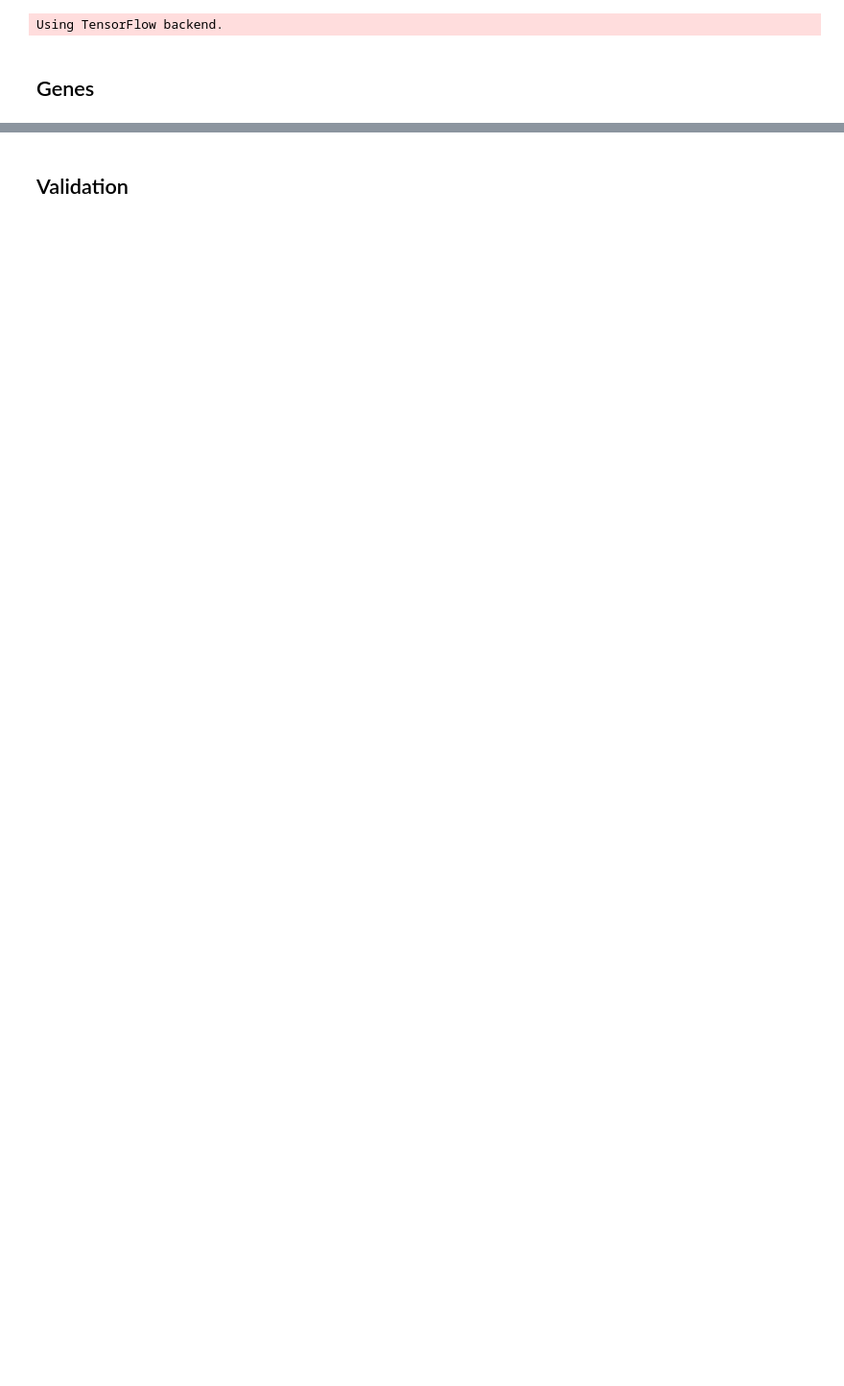
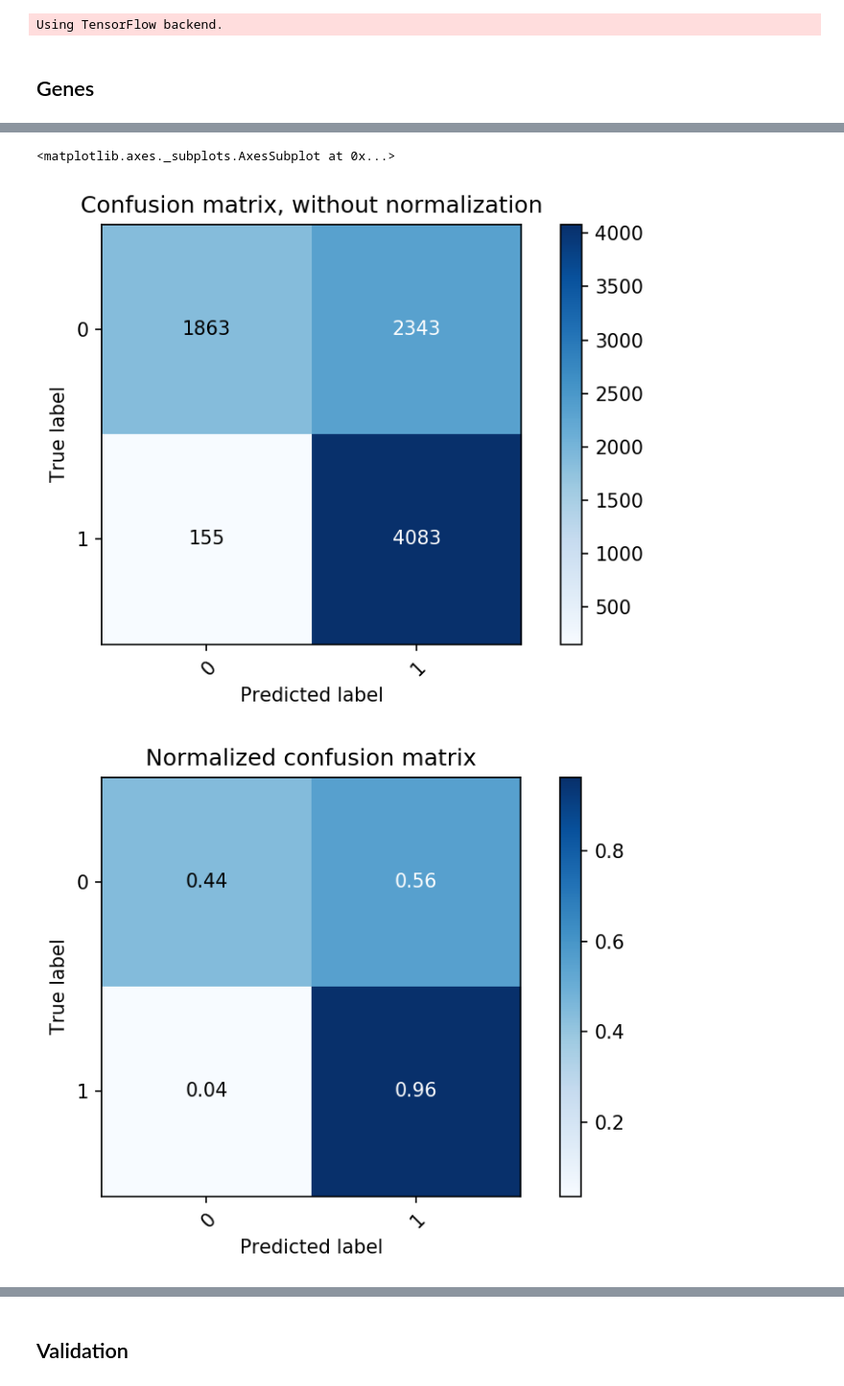
Before and after one commit to fhooton/DeepDrugRepurposer, a Jupyter notebook: Model - Val.ipynb, the cells around one changed output, grey strips where cells are left out. Shown: that part at 96% size. Drawn from its saved outputs; the diff is of its cells as text; code cells hidden in the pictures; blank space fills up the shorter version.

```diff
--- a/Model - Val.ipynb
+++ b/Model - Val.ipynb
@@ -59,7 +59,7 @@ def plot_confusion_matrix(y_true, y_pred, classes,
 
     fig, ax = plt.subplots()
 
-    ax.figsize((10, 10))
+    #ax.figsize((10, 10))
     im = ax.imshow(cm, interpolation='nearest', cmap=cmap)
     ax.figure.colorbar(im, ax=ax)
     # We want to show all ticks...
@@ -170,3 +242,6 @@ data = gene.copy()
+# %%
+targ_string = 'amino'
+data = amino.copy()
 # %%
 train = data[data.set=='train'].copy()#.sample(n=500)
 test  = train.sample(frac=.3, replace = True).copy()
@@ -192,5 +267,5 @@ X_1, X_1_test = trimmed[0], trimmed[1]
 X = np.hstack((X_0, X_1)) + 1
 X_test = np.hstack((X_0_test, X_1_test)) + 1
 # %%
-model=fit_model(X, Y, X_test, Y_test, f'logs/{targ_string}_log.csv')
+model=fit_model(X, Y, X_test, Y_test, 'logs/%s_log.csv'% targ_string)
 # %% [output]
@@ -215,9 +290,10 @@ Epoch 5/30
 Y_pred = model.predict(X_test[..., np.newaxis])
 Y_pred = [1 if i > 0.5 else 0 for i in Y_pred]
 # %%
-plot_confusion_matrix(Y_mixed_val, Y_pred, classes=[0, 1],
+plot_confusion_matrix(Y_test, Y_pred, classes=[0, 1],
                       title='Confusion matrix, without normalization')
 
 # Plot normalized confusion matrix
-plot_confusion_matrix(Y_mixed_val, Y_pred, classes=[0, 1], normalize=True,
+plot_confusion_matrix(Y_test, Y_pred, classes=[0, 1], normalize=True,
                       title='Normalized confusion matrix')
+# %% [output]
@@ -223,0 +306,3 @@ plot_confusion_matrix(Y_mixed_val, Y_pred, classes=[0, 1], normalize=True,
+<matplotlib.axes._subplots.AxesSubplot at 0x...>
+[figure, added]
+[figure, added]
```
Also changed, not shown: parts of 22 cells of this notebook, 2 other files.
